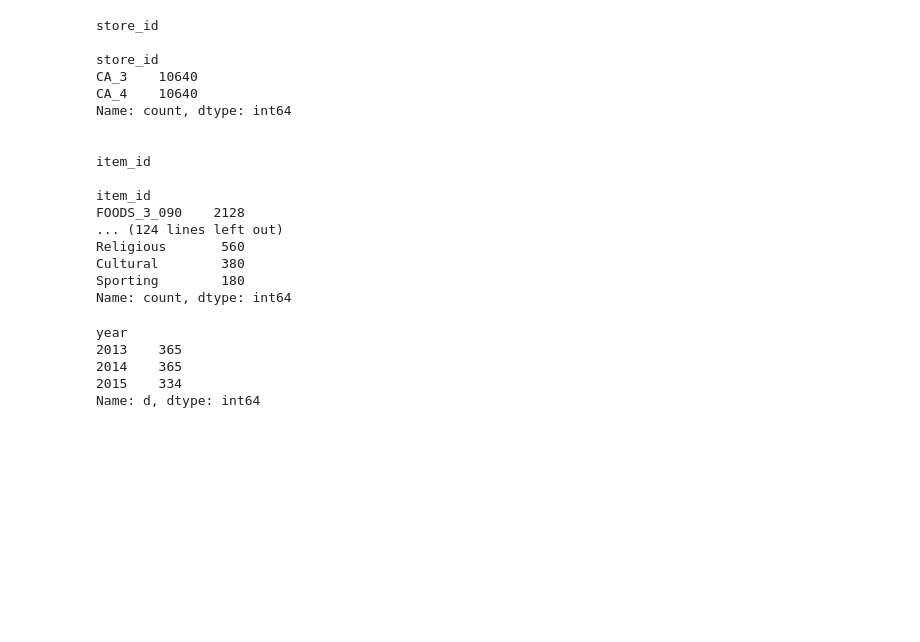
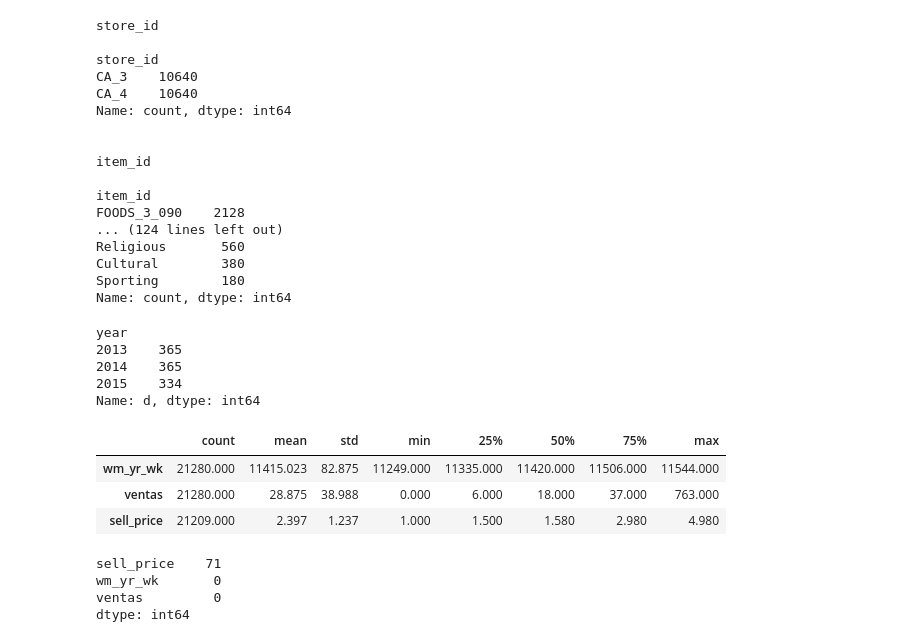
Before and after one commit to PabloHVega/ForecastingRetail, a Jupyter notebook: 03_notebooks/02_Calidad_Datos.ipynb, the cells around one changed output. Saved outputs shown, nothing was run; the diff lists cells and outputs as text; code cells hidden in the pictures; blank space fills up the shorter version.

```diff
--- a/03_notebooks/02_Calidad_Datos.ipynb
+++ b/03_notebooks/02_Calidad_Datos.ipynb
@@ -234,3 +234,17 @@ year
 2014    365
 2015    334
 Name: d, dtype: int64
+# %%
+num.describe().T
+# %% [output]
+|  | count | mean | std | min | 25% | 50% | 75% | max |
+| wm_yr_wk | 21280.000 | 11415.023 | 82.875 | 11249.000 | 11335.000 | 11420.000 | 11506.000 | 11544.000 |
+| ventas | 21280.000 | 28.875 | 38.988 | 0.000 | 6.000 | 18.000 | 37.000 | 763.000 |
+| sell_price | 21209.000 | 2.397 | 1.237 | 1.000 | 1.500 | 1.580 | 2.980 | 4.980 |
+# %%
+num.isna().sum().sort_values(ascending=False)
+# %% [output]
+sell_price    71
+wm_yr_wk       0
+ventas         0
+dtype: int64
```
Also changed, not shown: parts of 14 cells of this notebook, 1 other file.
